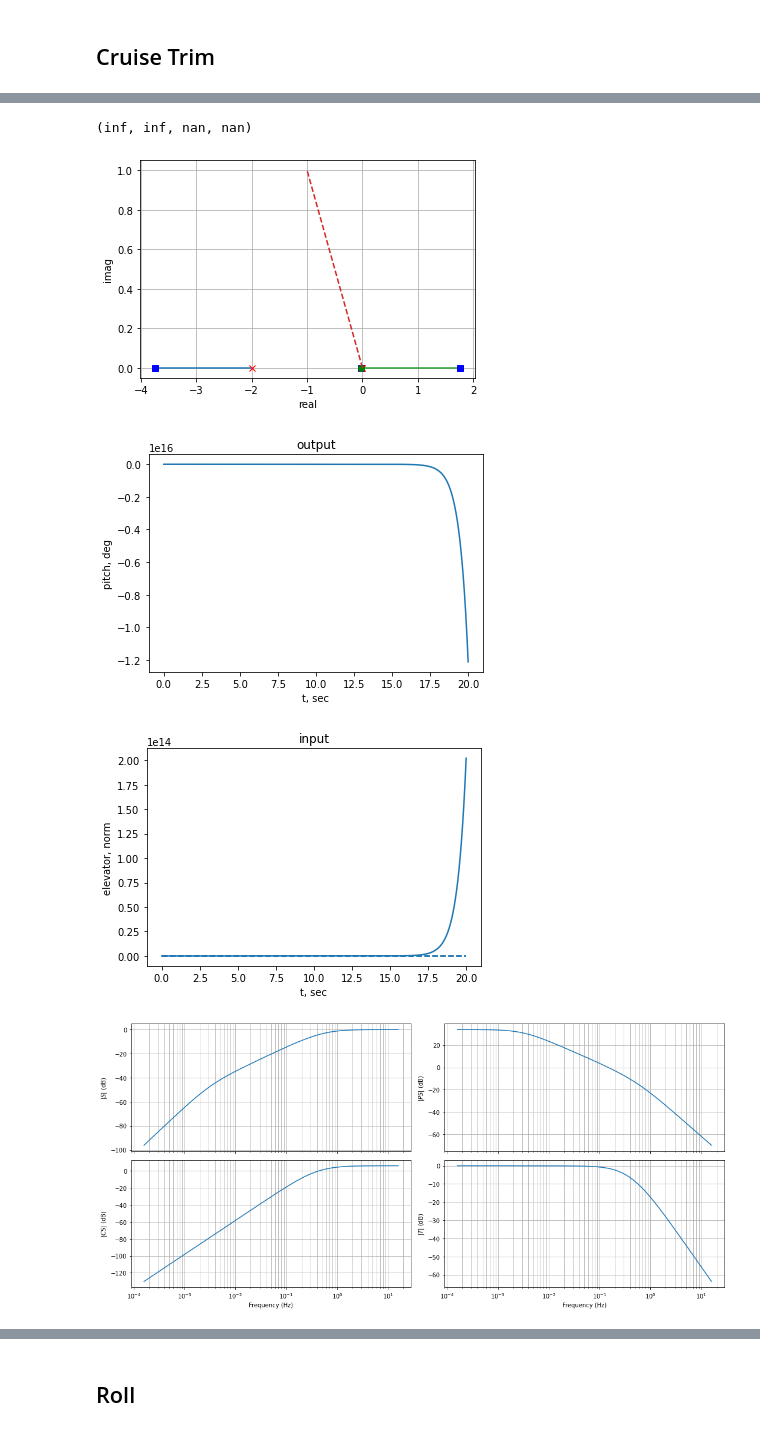
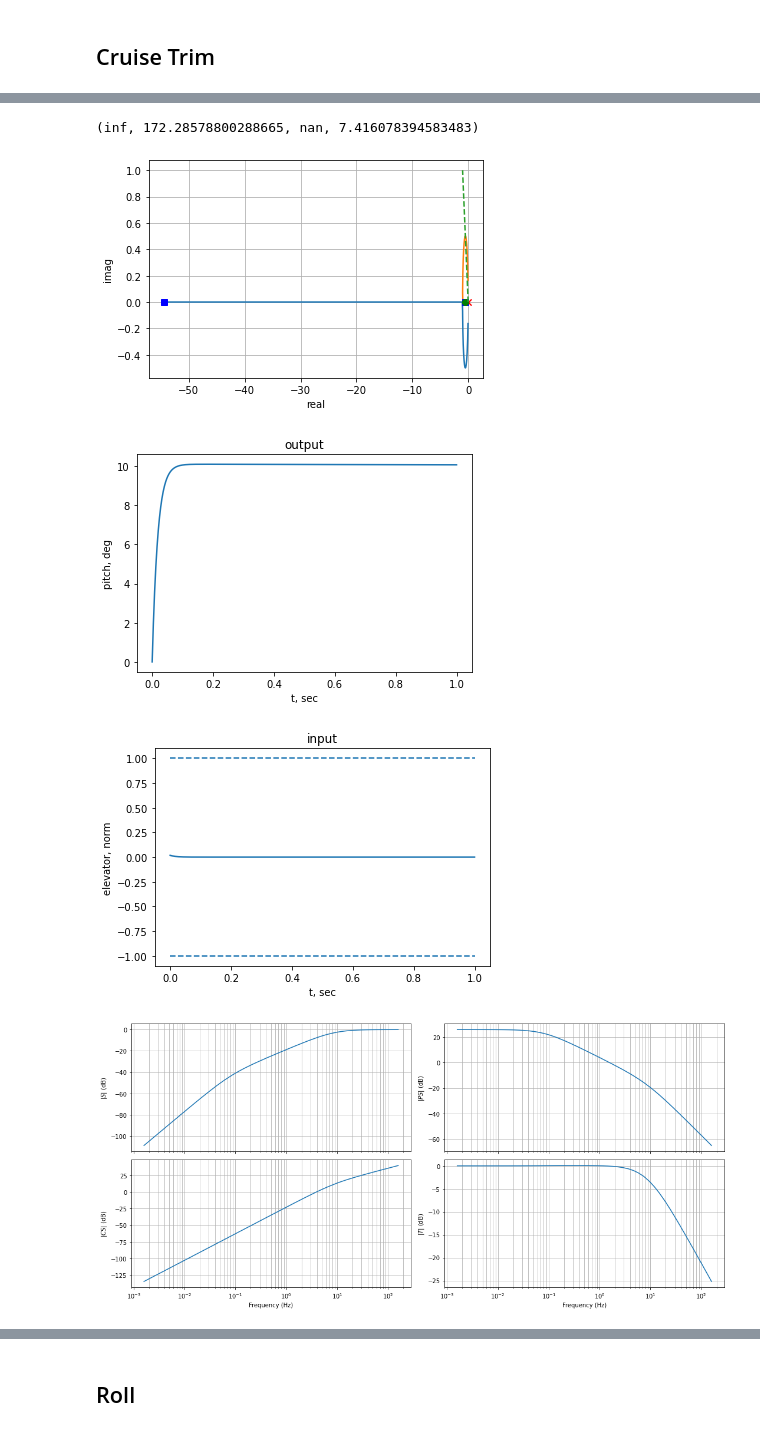
Before and after one commit to jgoppert/aae451-notebook, a Jupyter notebook: 6-Simulation/Trim.ipynb, the cells around one changed output, grey strips where cells are left out. Cells and saved outputs as stored; diff of their text form; code cells hidden in the pictures.

```diff
--- a/6-Simulation/Trim.ipynb
+++ b/6-Simulation/Trim.ipynb
@@ -293,7 +438,8 @@ sys = control.ss(*linearize(
     n_round=3
 ))
 s = control.tf([1, 0], [1])
-G_elev_to_pitch = -clean_tf(control.minreal(control.ss2tf(sys), 1e-3))/s
+rad2deg = 180/np.pi
+G_elev_to_pitch = rad2deg*clean_tf(control.minreal(control.ss2tf(sys), 1e-3))/s
 G_elev_to_pitch
 # %% [output]
 0 states have been removed from the model
@@ -301,40 +447,40 @@ $$\frac{-3.229}{s^2}$$
 # %%
-H_elev_to_pitch = 2*(0.01 + 1*s/(s+2))
+H_elev_to_pitch = 0.05*(s/0.5+1)
 
 plt.figure()
 rootlocus(G_elev_to_pitch*H_elev_to_pitch)
 plt.plot([0, -1], [0, 1], '--')
 
 Gc_elev_to_pitch = G_elev_to_pitch*H_elev_to_pitch/(1 + G_elev_to_pitch*H_elev_to_pitch)
 
 plt.figure()
 step_size = 10
-t, y = control.step_response(step_size*Gc_elev_to_pitch, T=np.linspace(0, 20, 1000));
+t, y = control.step_response(step_size*Gc_elev_to_pitch, T=np.linspace(0, 1, 1000));
 plt.plot(t, y)
 plt.ylabel('pitch, deg')
 plt.xlabel('t, sec')
 plt.title('output')
 
 plt.figure()
 # actual error was computed in radians, so, converting back here
 e = np.deg2rad(step_size-y)
 t, u, _= control.forced_response(H_elev_to_pitch, T=t, U=e)
 plt.plot(t, u)
 plt.hlines([-1, 1], t[0], t[-1], linestyles='dashed')
 plt.title('input')
 plt.ylabel('elevator, norm')
 plt.xlabel('t, sec')
 
 plt.figure(figsize=(15, 7))
 control.gangof4(G_elev_to_pitch, H_elev_to_pitch, Hz=True, dB=True)
 
 plt.figure()
 control.nyquist(Gc_elev_to_pitch, omega=np.logspace(-3, 3, 1000));
 
 control.margin(Gc_elev_to_pitch)
 # %% [output]
-(inf, inf, nan, nan)
+(inf, 172.28578800288665, nan, 7.416078394583483)
-[figure, old version]
+[figure, new version]
-[figure, old version]
+[figure, new version]
-[figure, old version]
+[figure, new version]
-[figure, old version]
+[figure, new version]
```
Also changed, not shown: parts of 26 cells of this notebook, 7 other files.
